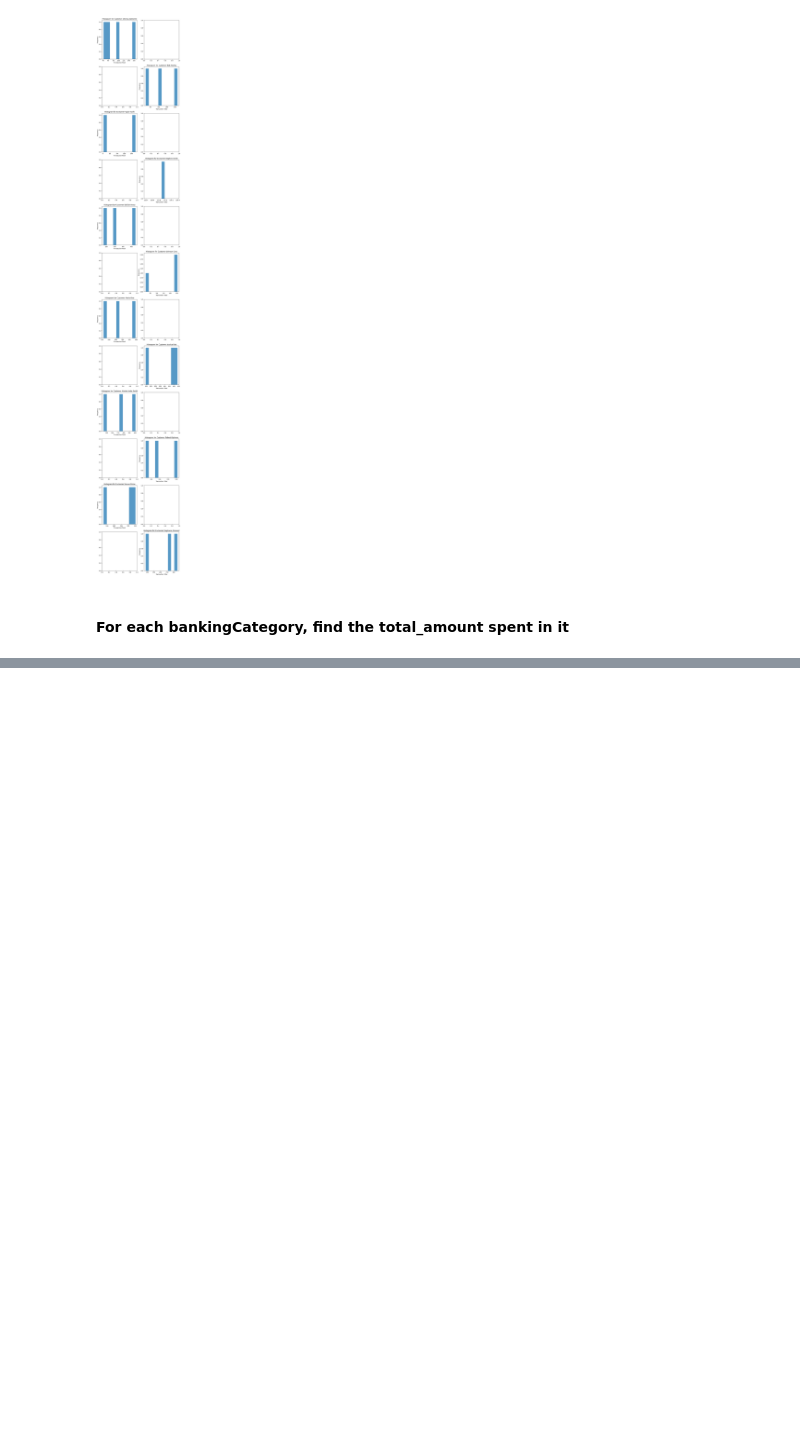
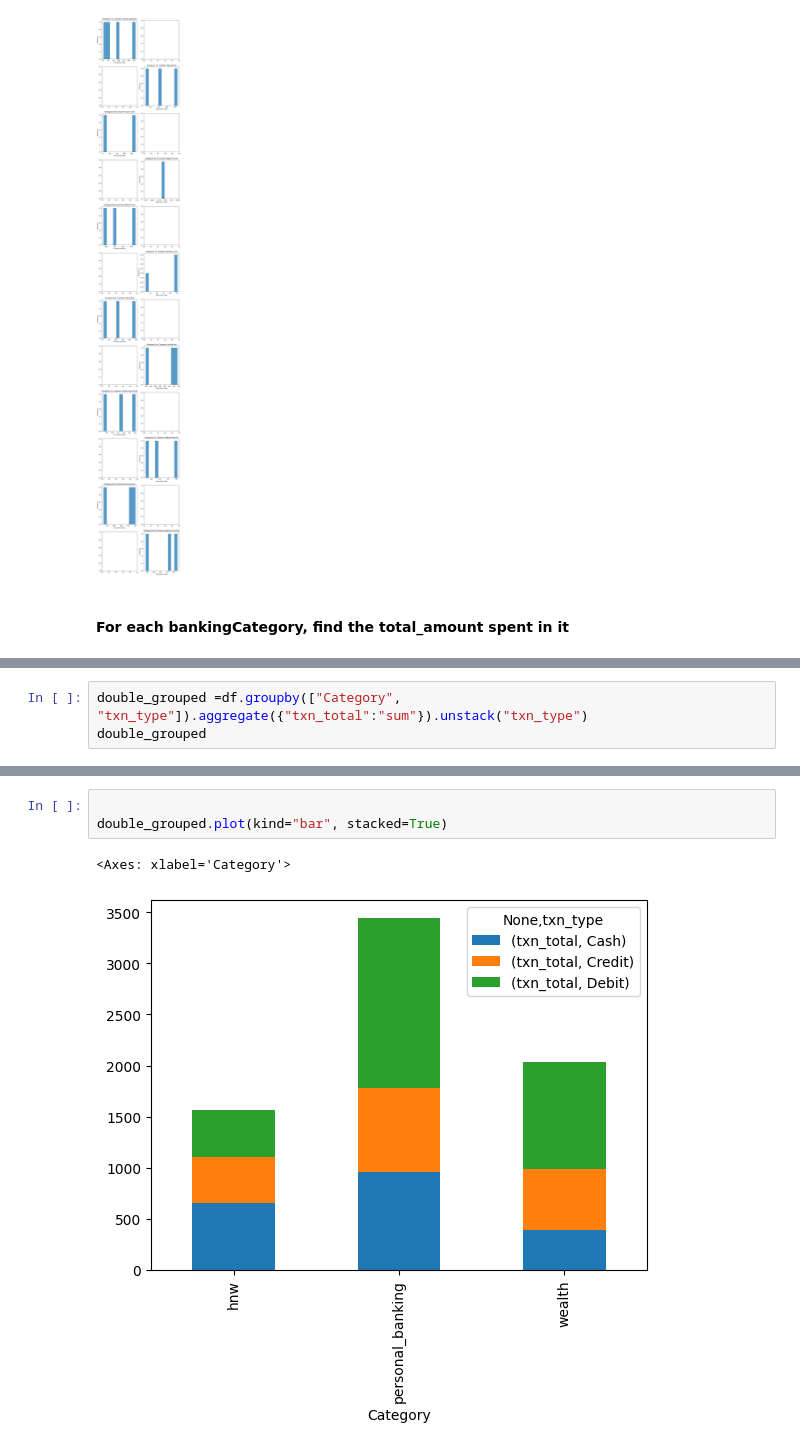
Before and after one commit to PrajwalLuitel/lambton_college_assessments, a Jupyter notebook: data_visualization/class_practice/week2.ipynb, the cells around one changed output, grey strips where cells are left out. Cells and saved outputs as stored; diff of their text form; blank space fills up the shorter version.

```diff
--- a/data_visualization/class_practice/week2.ipynb
+++ b/data_visualization/class_practice/week2.ipynb
@@ -81,0 +97,3 @@ Name: txn_total, dtype: float64
+# %%
+double_grouped =df.groupby(["Category", "txn_type"]).aggregate({"txn_total":"sum"}).unstack("txn_type")
+double_grouped
@@ -81,0 +107,6 @@ Name: txn_total, dtype: float64
+# %%
+
+double_grouped.plot(kind="bar", stacked=True)
+# %% [output]
+<Axes: xlabel='Category'>
+[figure, added]
```
Also changed, not shown: parts of 5 cells of this notebook.
